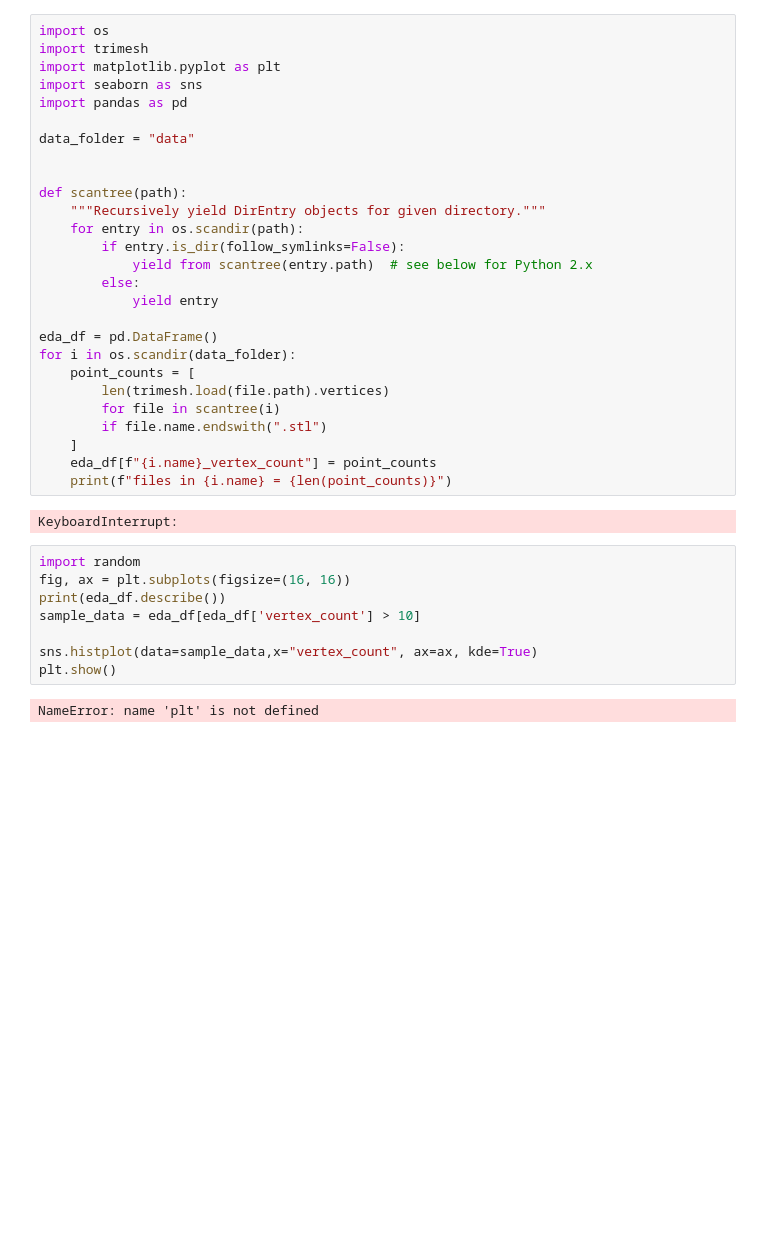
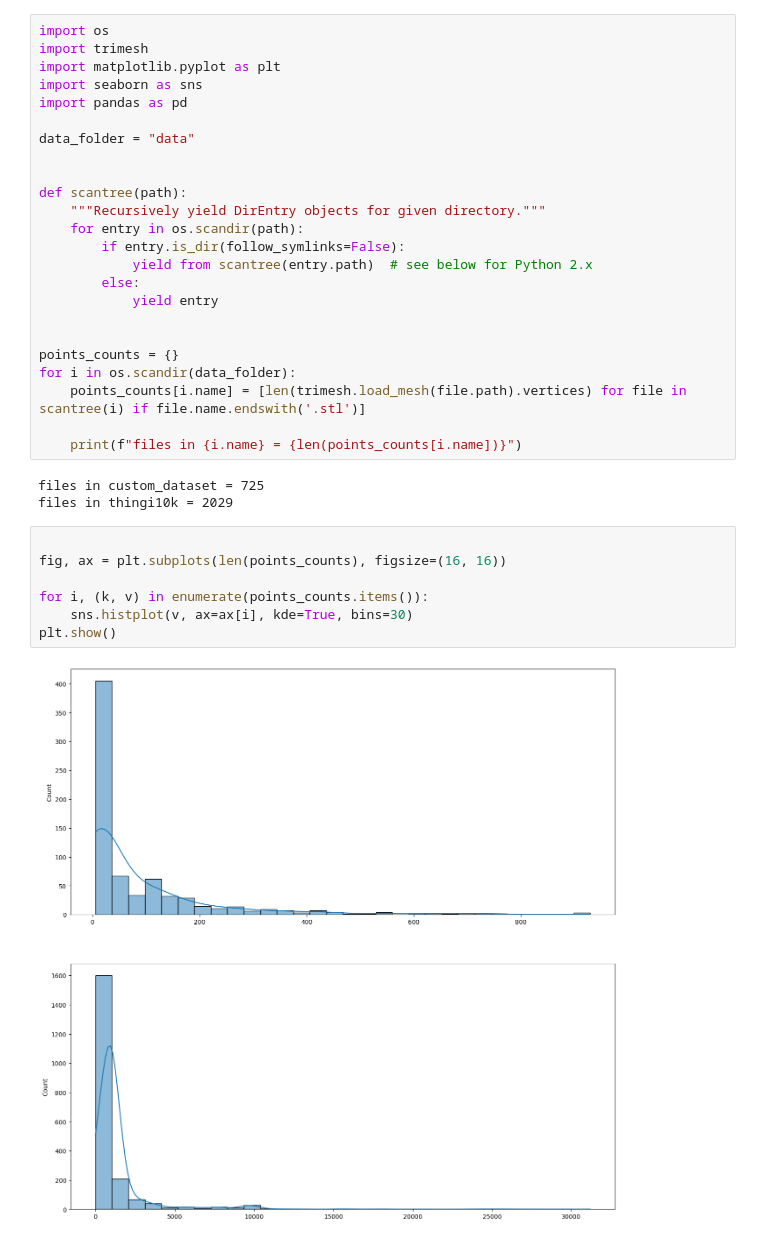
Before and after one commit to EZHOWWW/aiijc, a Jupyter notebook: create_data.ipynb, the cells around one changed output. Drawn from its saved outputs; the diff is of its cells as text; blank space fills up the shorter version.

```diff
--- a/create_data.ipynb
+++ b/create_data.ipynb
@@ -836,24 +453,21 @@ def scantree(path):
         else:
             yield entry
 
-eda_df = pd.DataFrame()
+
+points_counts = {}
 for i in os.scandir(data_folder):
-    point_counts = [
-        len(trimesh.load(file.path).vertices)
-        for file in scantree(i)
-        if file.name.endswith(".stl")
-    ]
-    eda_df[f"{i.name}_vertex_count"] = point_counts
-    print(f"files in {i.name} = {len(point_counts)}")
+    points_counts[i.name] = [len(trimesh.load_mesh(file.path).vertices) for file in scantree(i) if file.name.endswith('.stl')]
+
+    print(f"files in {i.name} = {len(points_counts[i.name])}")
 # %% [output]
-KeyboardInterrupt:
+files in custom_dataset = 725
+files in thingi10k = 2029
 # %%
-import random
-fig, ax = plt.subplots(figsize=(16, 16))
-print(eda_df.describe())
-sample_data = eda_df[eda_df['vertex_count'] > 10]
 
-sns.histplot(data=sample_data,x="vertex_count", ax=ax, kde=True)
+fig, ax = plt.subplots(len(points_counts), figsize=(16, 16))
+
+for i, (k, v) in enumerate(points_counts.items()):
+    sns.histplot(v, ax=ax[i], kde=True, bins=30)
 plt.show()
 # %% [output]
-NameError: name 'plt' is not defined
+[figure, added]
```
Also changed, not shown: parts of 3 cells of this notebook.
